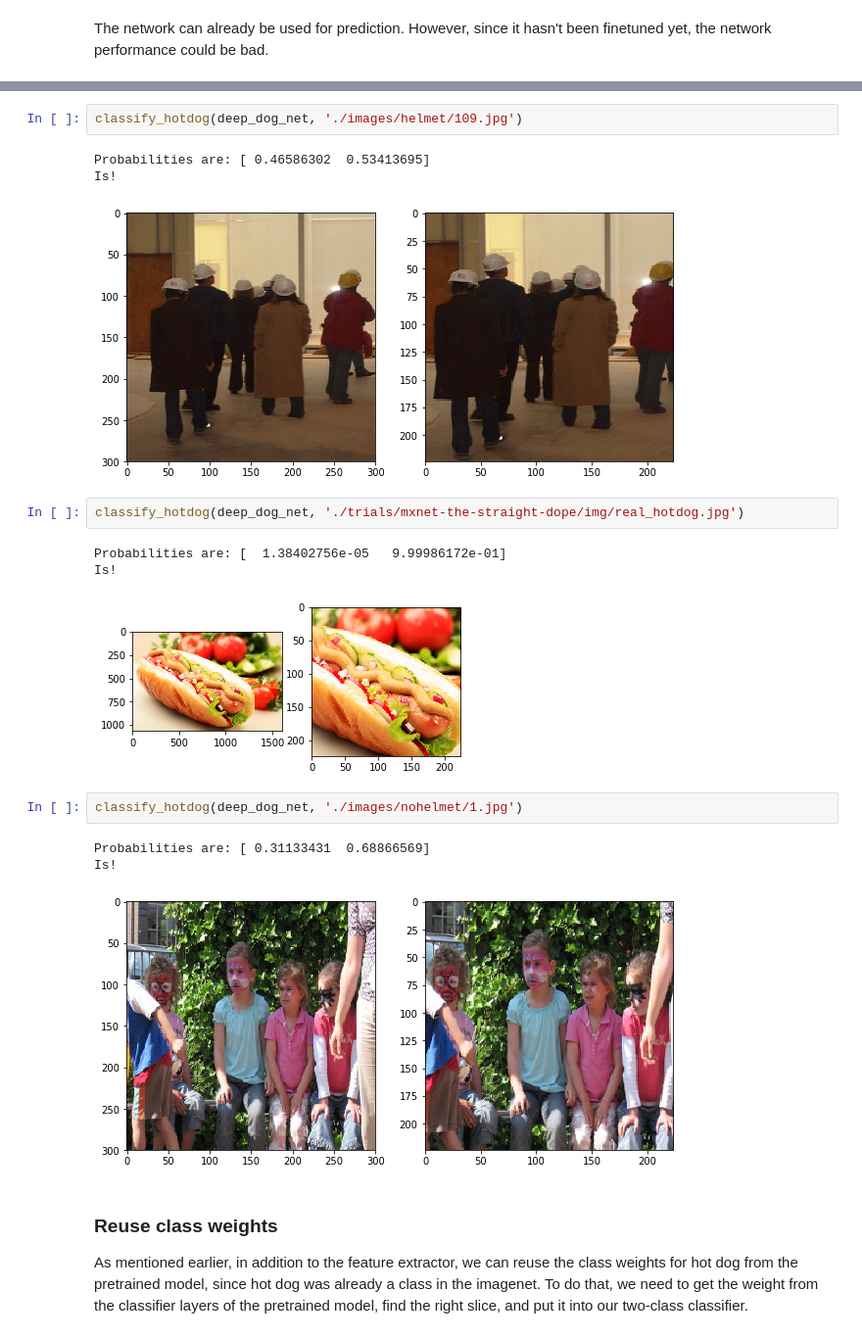
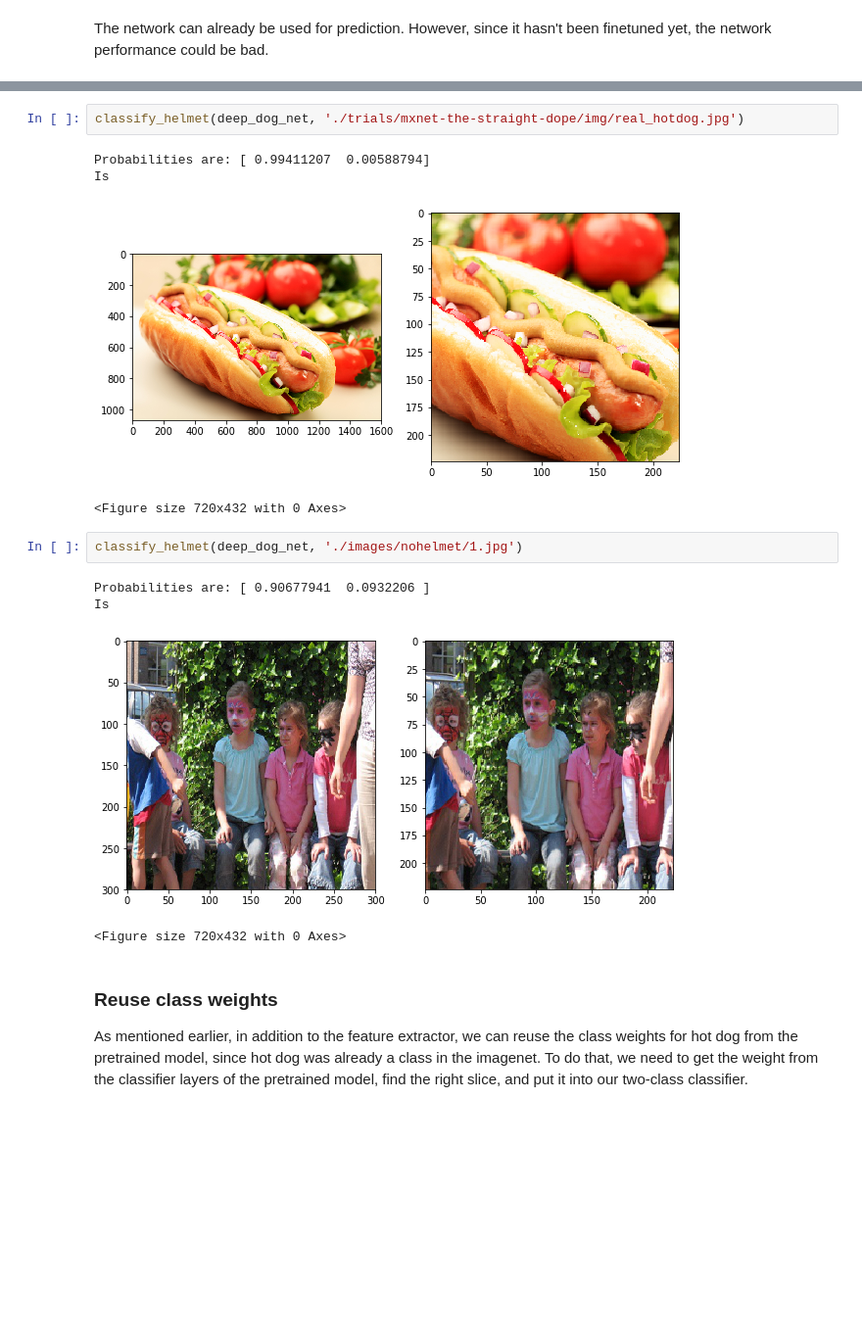
Before and after one commit to Steve--Hunter/DeepLens-Safety-Helmet, a Jupyter notebook: 3. Fine tune existing model.ipynb, the cells around one changed output, grey strips where cells are left out. Shown at 98% size. Drawn from its saved outputs; the diff is of its cells as text; blank space fills up the shorter version.

```diff
--- a/3. Fine tune existing model.ipynb
+++ b/3. Fine tune existing model.ipynb
@@ -298,21 +260,17 @@ plot_mx_array(train_image)
+# %%
+classify_helmet(deep_dog_net, './trials/mxnet-the-straight-dope/img/real_hotdog.jpg')
+# %% [output]
+Probabilities are: [ 0.99411207  0.00588794]
+Is
+[figure, added]
+<Figure size 720x432 with 0 Axes>
 # %%
-classify_hotdog(deep_dog_net, './images/helmet/109.jpg')
+classify_helmet(deep_dog_net, './images/nohelmet/1.jpg')
 # %% [output]
-Probabilities are: [ 0.46586302  0.53413695]
-Is!
+Probabilities are: [ 0.90677941  0.0932206 ]
+Is
-[figure, old version]
+[figure, new version]
+<Figure size 720x432 with 0 Axes>
-# %%
-classify_hotdog(deep_dog_net, './trials/mxnet-the-straight-dope/img/real_hotdog.jpg')
-# %% [output]
-Probabilities are: [  1.38402756e-05   9.99986172e-01]
-Is!
-[figure, removed]
-# %%
-classify_hotdog(deep_dog_net, './images/nohelmet/1.jpg')
-# %% [output]
-Probabilities are: [ 0.31133431  0.68866569]
-Is!
-[figure, removed]
 # %% [markdown]
 ### Reuse class weights
 As mentioned earlier, in addition to the feature extractor, we can reuse the class weights for hot dog from the pretrained model, since hot dog was already a class in the imagenet. To do that, we need to get the weight from the classifier layers of the pretrained model, find the right slice, and put it into our two-class classifier.
```
Also changed, not shown: parts of 22 cells of this notebook, 17 other files.
